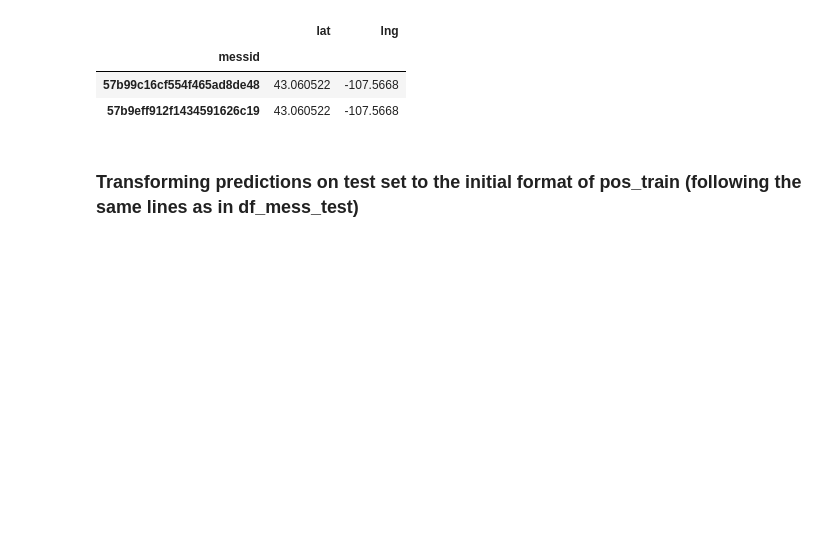
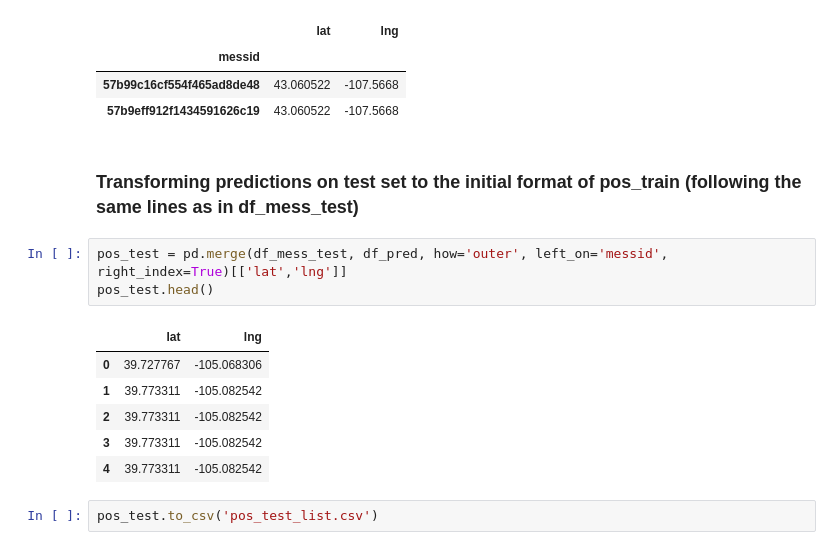
Before and after one commit to mathieubruniquel/IoT_Challenge, a Jupyter notebook: IoT_Geolocalization.ipynb, the cells around one changed output. Saved outputs shown, nothing was run; the diff lists cells and outputs as text; blank space fills up the shorter version.

Commit message:
Reformated predictions on test set to the desired format

```diff
--- a/IoT_Geolocalization.ipynb
+++ b/IoT_Geolocalization.ipynb
@@ -1342,3 +1342,15 @@ df_pred.loc[messages_9949]
 | 57b9eff912f1434591626c19 | 43.060522 | -107.5668 |
 # %% [markdown]
 ### Transforming predictions on test set to the initial format of pos_train (following the same lines as in df_mess_test)
+# %%
+pos_test = pd.merge(df_mess_test, df_pred, how='outer', left_on='messid', right_index=True)[['lat','lng']]
+pos_test.head()
+# %% [output]
+|  | lat | lng |
+| 0 | 39.727767 | -105.068306 |
+| 1 | 39.773311 | -105.082542 |
+| 2 | 39.773311 | -105.082542 |
+| 3 | 39.773311 | -105.082542 |
+| 4 | 39.773311 | -105.082542 |
+# %%
+pos_test.to_csv('pos_test_list.csv')
```
